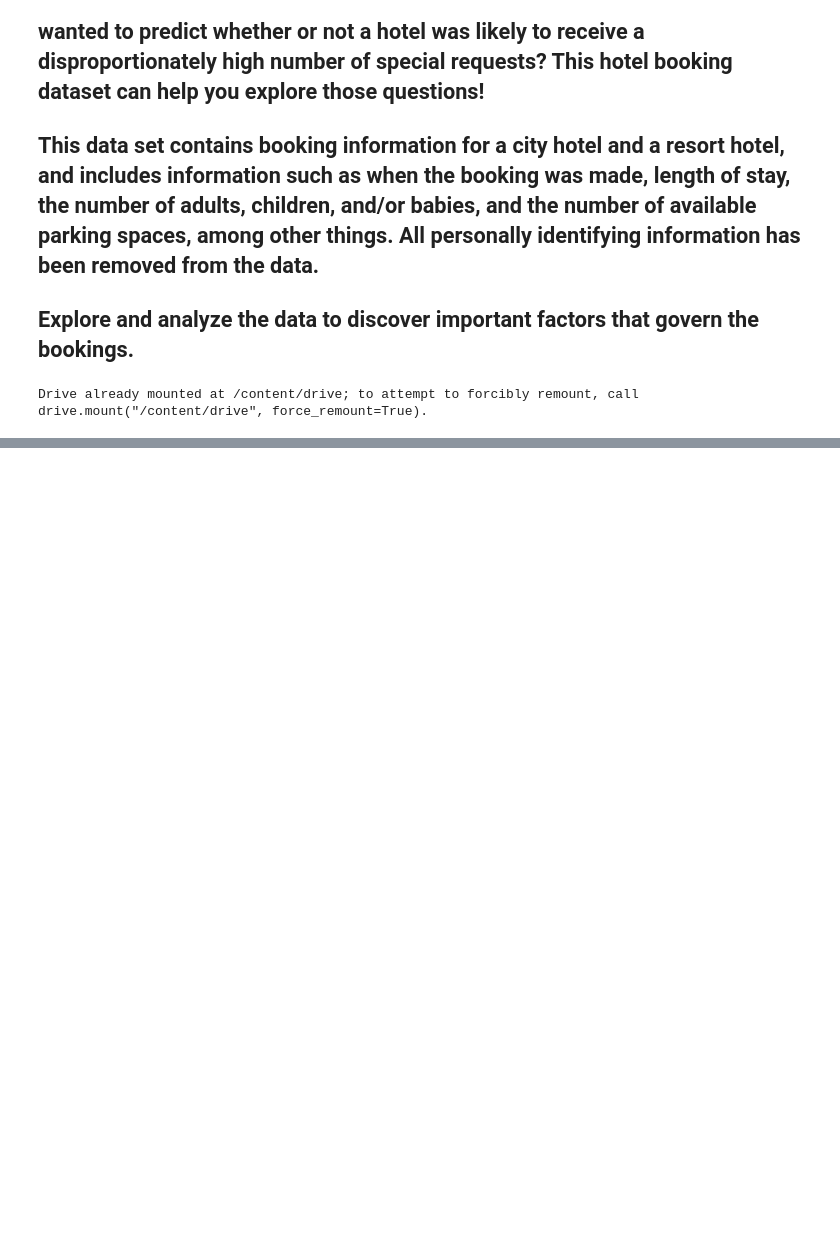
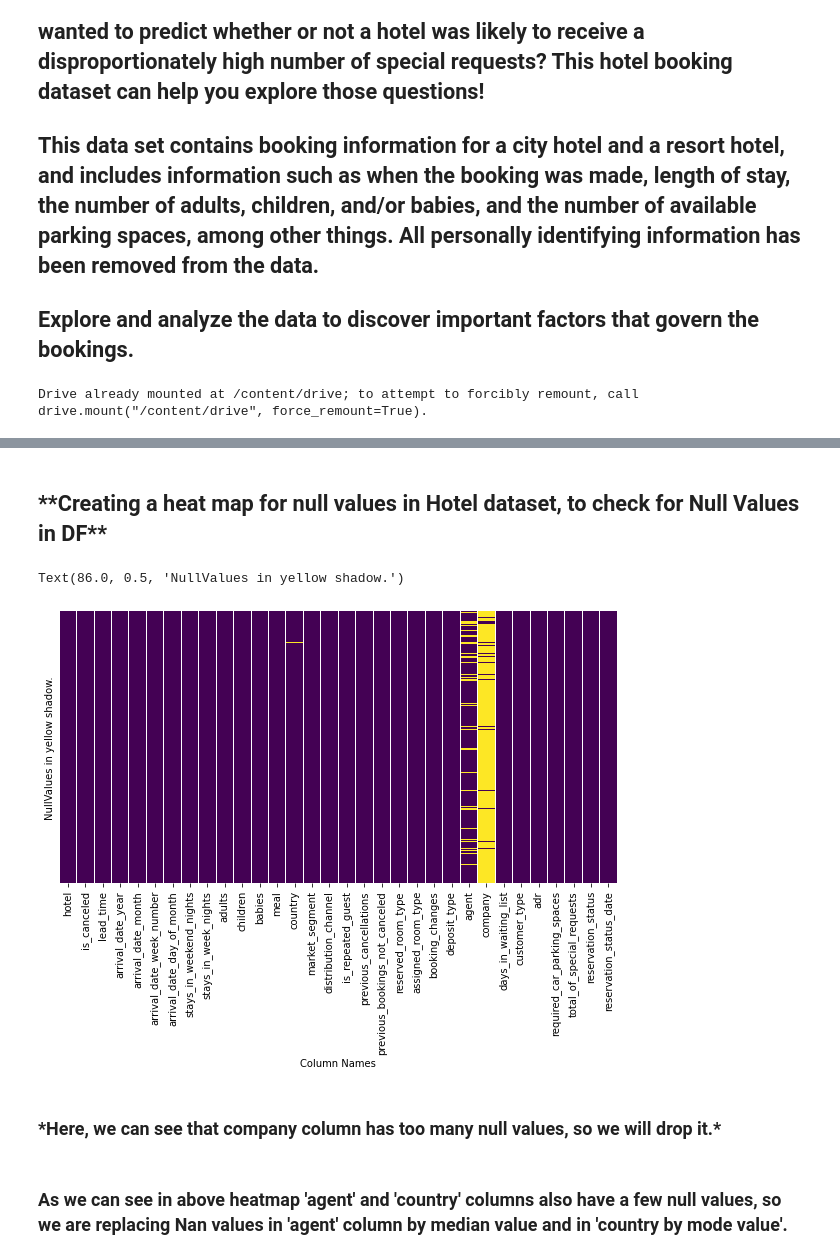
Before and after one commit to adarshsoni10/Data-Analysis-on-Hotel-Bookings, a Jupyter notebook: Copy_of_Hotel_Booking_Analysis_Capstone_Project.ipynb, the cells around one changed output, grey strips where cells are left out. Drawn from its saved outputs; the diff is of its cells as text; code cells hidden in the pictures; blank space fills up the shorter version.

```diff
--- a/Copy_of_Hotel_Booking_Analysis_Capstone_Project.ipynb
+++ b/Copy_of_Hotel_Booking_Analysis_Capstone_Project.ipynb
@@ -47,0 +124,14 @@ memory usage: 29.1+ MB
+# %% [markdown]
+<h2>**Creating a heat map for null values in Hotel dataset, to check for Null Values in DF**</h2>
+# %%
+# setting configuration for our plots
+plt.rcParams['figure.figsize'] = (10, 5)
+# %%
+sns.heatmap(df.isnull(),yticklabels=False,cbar=False,cmap='viridis')
+plt.xlabel('Column Names')
+plt.ylabel('NullValues in yellow shadow.')
+# %% [output]
+Text(86.0, 0.5, 'NullValues in yellow shadow.')
+[figure, added]
+# %% [markdown]
+<h3>*Here, we can see that company column has too many null values, so we will drop it.*</h3>
@@ -47,0 +141,2 @@ memory usage: 29.1+ MB
+# %% [markdown]
+<h3>As we can see in above heatmap 'agent' and 'country' columns also have a few null values, so we are replacing Nan values in 'agent' column by median value and in 'country by mode value'.
```
Also changed, not shown: parts of 20 cells of this notebook.
